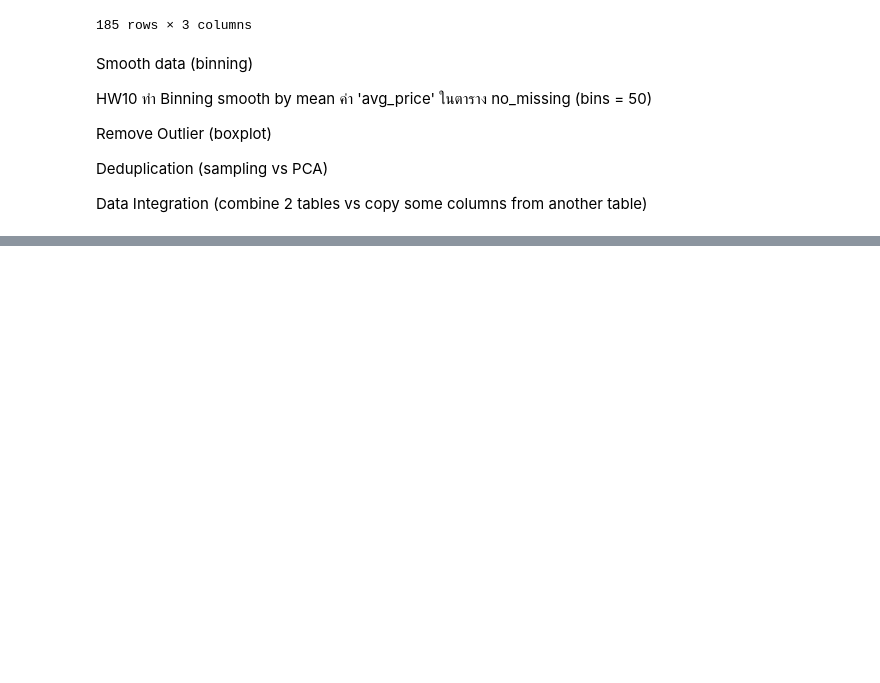
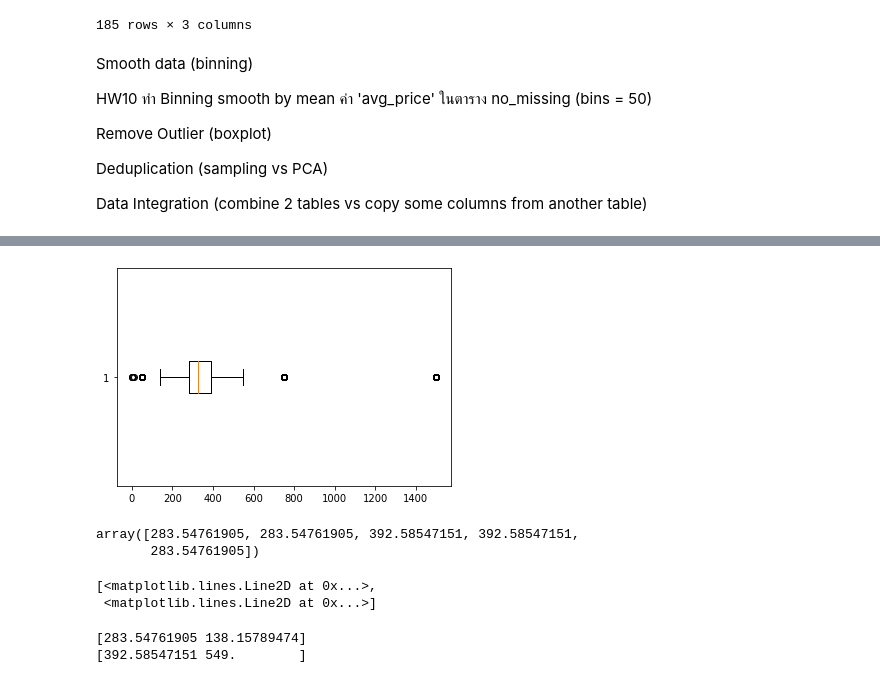
Before and after one commit to Nutsudapenpong/DPDM, a Jupyter notebook: Pandas_and_Data_Preprocessing_101.ipynb, the cells around one changed output, grey strips where cells are left out. Cells and saved outputs as stored; diff of their text form; code cells hidden in the pictures; blank space fills up the shorter version.

```diff
--- a/Pandas_and_Data_Preprocessing_101.ipynb
+++ b/Pandas_and_Data_Preprocessing_101.ipynb
@@ -549,0 +620,20 @@ Data Integration (combine 2 tables vs copy some columns from another table)
+# %%
+ret = plt.boxplot(no_missing['avg_price'],vert=False) # เอากราฟมาใส่ตัวแปล
+# %% [output]
+[figure, added]
+# %%
+ret['boxes'][0].get_xdata() #แสดงค่าออกมา
+# %% [output]
+array([283.54761905, 283.54761905, 392.58547151, 392.58547151,
+       283.54761905])
+# %%
+ret['whiskers'] #ดูค่า whiskers
+# %% [output]
+[<matplotlib.lines.Line2D at 0x...>,
+ <matplotlib.lines.Line2D at 0x...>]
+# %%
+print(ret['whiskers'][0].get_xdata()) #ค่า whiskers ฝั่งซ้าย
+print(ret['whiskers'][1].get_xdata()) #ค่า whiskers ฝั่งขวา
+# %% [output]
+[283.54761905 138.15789474]
+[392.58547151 549.        ]
```
Also changed, not shown: parts of 30 cells of this notebook.
